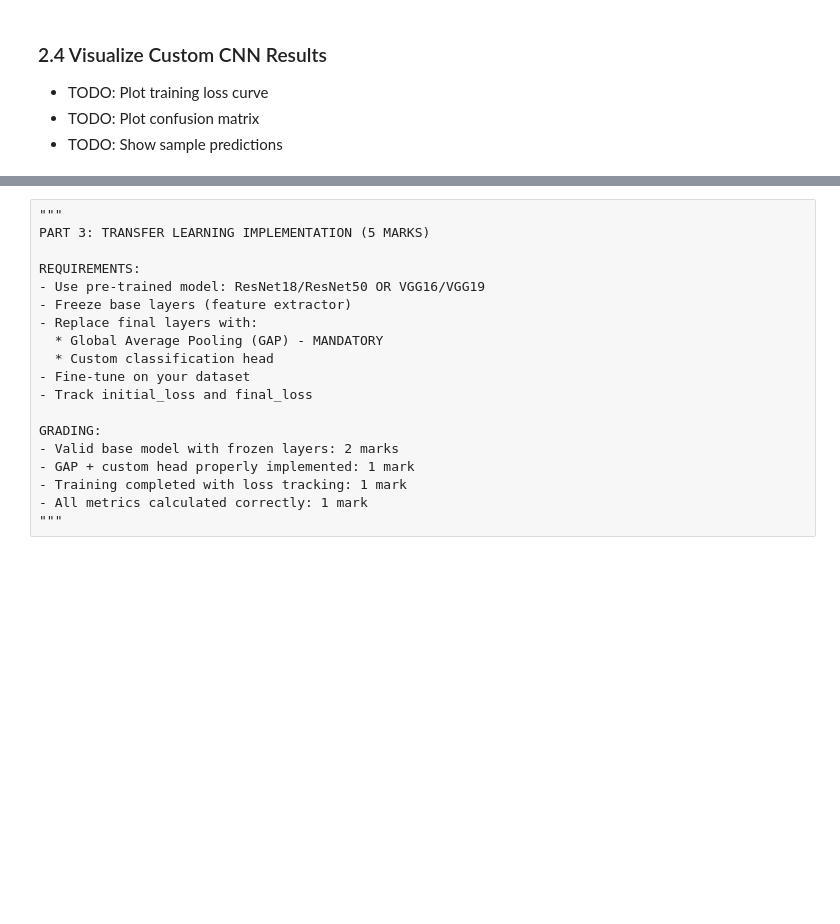
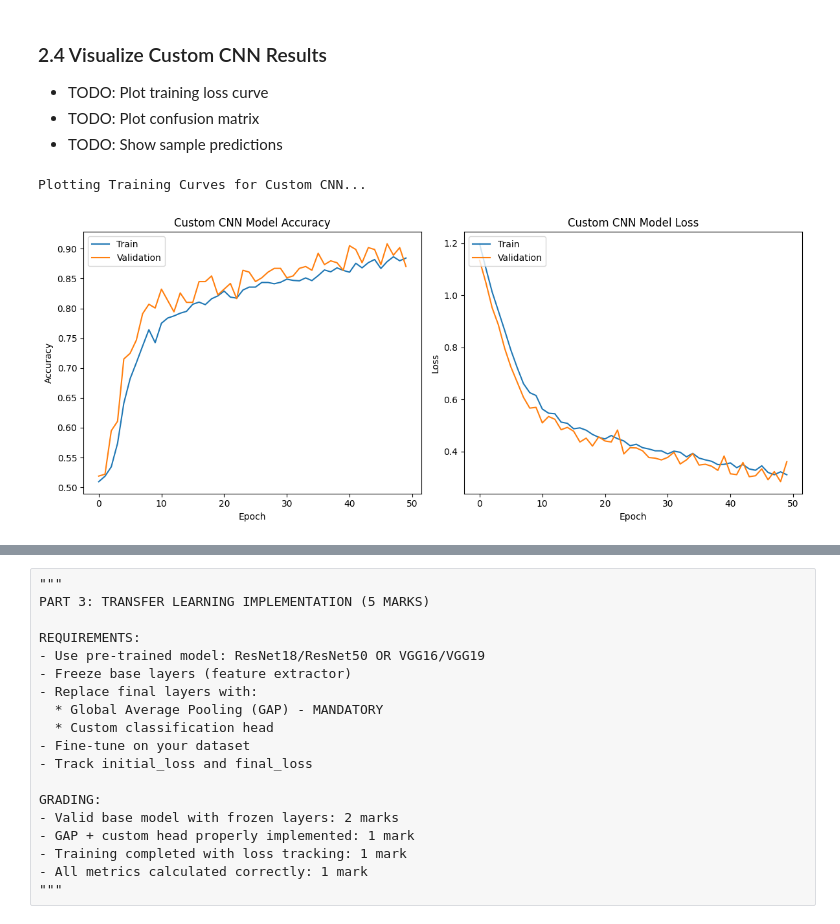
Before and after one commit to PanchangulaKrishnacharan/Masters, a Jupyter notebook: mid 2/DNN/CNN/2025AB05146_cnn_assignment.ipynb, the cells around one changed output, grey strips where cells are left out. Drawn from its saved outputs; the diff is of its cells as text; code cells hidden in the pictures; blank space fills up the shorter version.

```diff
--- a/mid 2/DNN/CNN/2025AB05146_cnn_assignment.ipynb
+++ b/mid 2/DNN/CNN/2025AB05146_cnn_assignment.ipynb
@@ -297,8 +299,7 @@ def build_custom_cnn(input_shape, n_classes):
 custom_cnn = build_custom_cnn(image_shape, n_classes)
 # %%
 # TODO: Compile model
-# For Keras: model.compile(optimizer='adam', loss='categorical_crossentropy', metrics=['accuracy'])
-# For PyTorch: define optimizer and loss function
+custom_cnn.compile(optimizer='adam', loss='categorical_crossentropy', metrics=['accuracy'])
 # %% [markdown]
 ### 2.2 Train Custom CNN
 # %%
@@ -308,4 +311,12 @@ custom_cnn_start_time = time.time()
 # %%
 # TODO: Train your model
-# For Keras: history = custom_cnn.fit(X_train, y_train, epochs=20, batch_size=32, validation_split=0.1)
-# For PyTorch: write training loop
+import math # Import math for ceil
+steps_per_epoch = math.ceil(train_generator.samples / BATCH_SIZE)
+validation_steps = math.ceil(val_generator.samples / BATCH_SIZE)
+history = custom_cnn.fit(
+    train_generator,
+    epochs=50,
+    steps_per_epoch=steps_per_epoch,
+    validation_data=val_generator,
+    validation_steps=validation_steps
+)
@@ -344,3 +394,31 @@ print(f"F1-Score:  {custom_cnn_f1:.4f}")
 - TODO: Plot training loss curve
 - TODO: Plot confusion matrix
 - TODO: Show sample predictions
+# %%
+print("\nPlotting Training Curves for Custom CNN...")
+
+plt.figure(figsize=(12, 5))
+
+# Plot training & validation accuracy values
+plt.subplot(1, 2, 1)
+plt.plot(history.history['accuracy'])
+plt.plot(history.history['val_accuracy'])
+plt.title('Custom CNN Model Accuracy')
+plt.ylabel('Accuracy')
+plt.xlabel('Epoch')
+plt.legend(['Train', 'Validation'], loc='upper left')
+
+# Plot training & validation loss values
+plt.subplot(1, 2, 2)
+plt.plot(history.history['loss'])
+plt.plot(history.history['val_loss'])
+plt.title('Custom CNN Model Loss')
+plt.ylabel('Loss')
+plt.xlabel('Epoch')
+plt.legend(['Train', 'Validation'], loc='upper left')
+
+plt.tight_layout()
+plt.show()
+# %% [output]
+Plotting Training Curves for Custom CNN...
+[figure, added]
```
Also changed, not shown: parts of 40 cells of this notebook.
